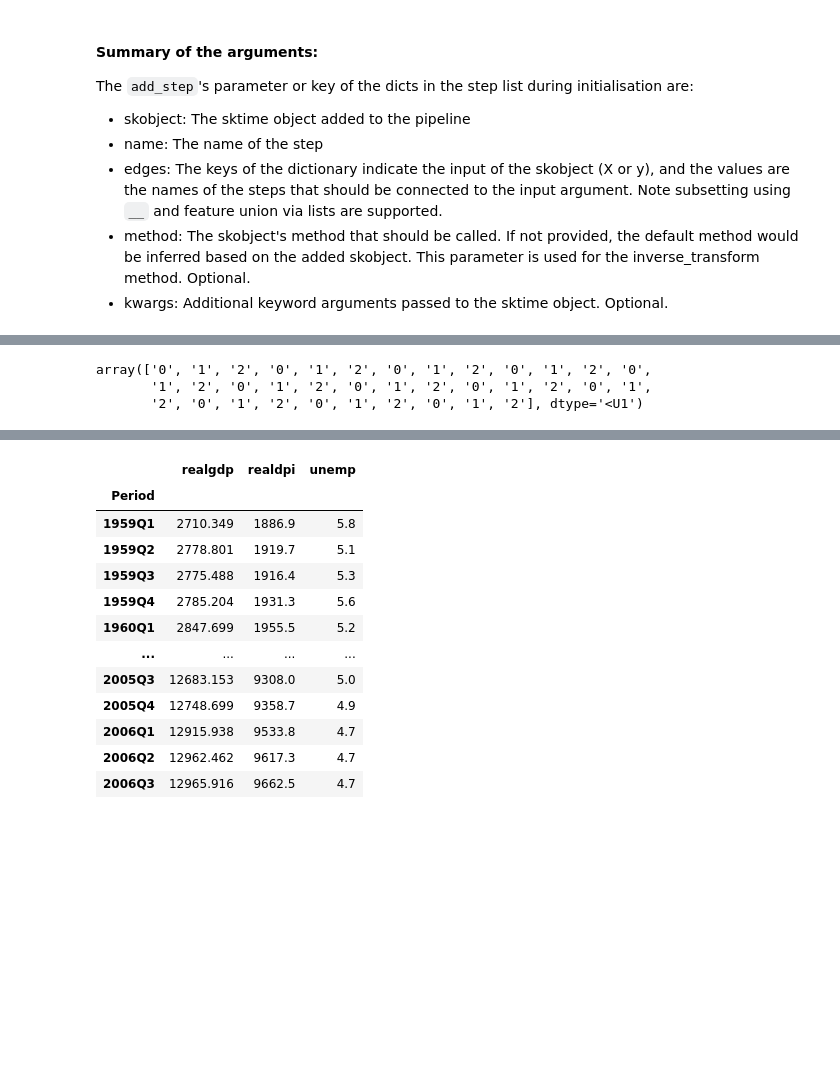
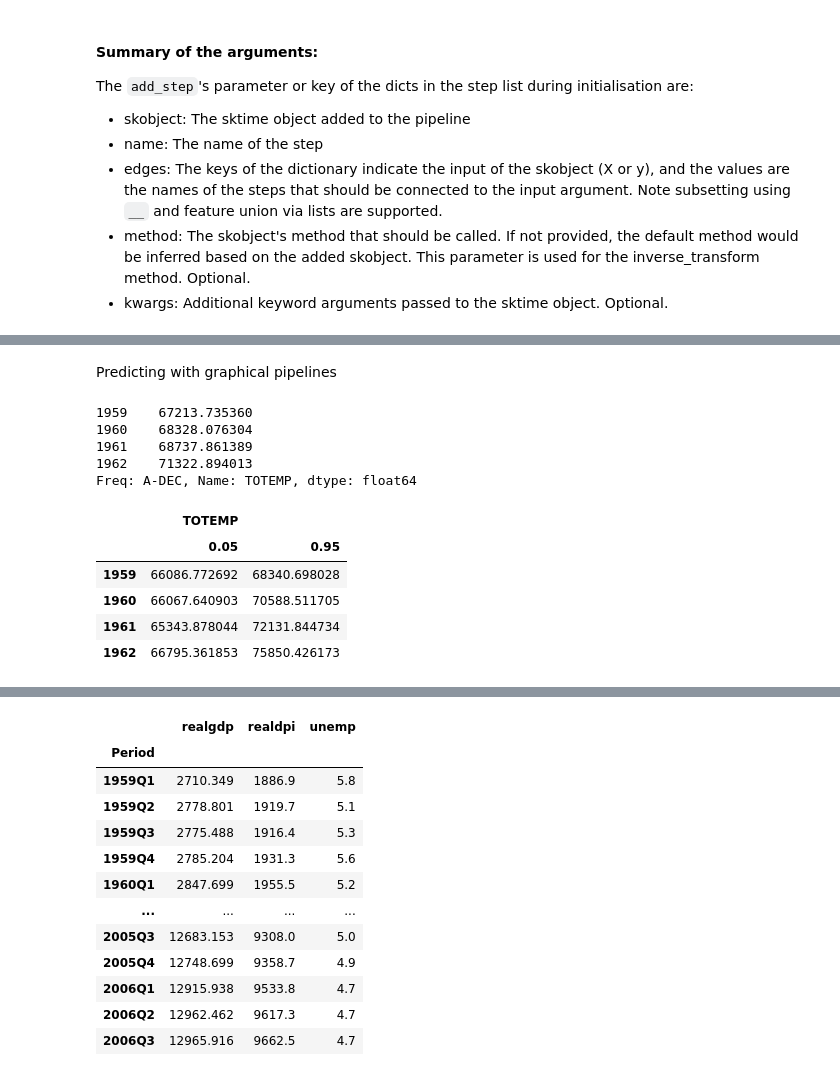
Before and after one commit to sktime/sktime-workshop-pydata-prague-2023, a Jupyter notebook: notebooks/02_advanced_forecasting_pipelines.ipynb, the cells around one changed output, grey strips where cells are left out. Cells and saved outputs as stored; diff of their text form; code cells hidden in the pictures; blank space fills up the shorter version.

```diff
--- a/notebooks/02_advanced_forecasting_pipelines.ipynb
+++ b/notebooks/02_advanced_forecasting_pipelines.ipynb
@@ -330,8 +316,19 @@ This pipeline can be visualised as follows:
-# %%
-X, y = load_arrow_head(split="train", return_X_y=True)
-general_pipeline.fit(X=X, y=y)
-general_pipeline.predict(X=X)
-# %% [output]
-array(['0', '1', '2', '0', '1', '2', '0', '1', '2', '0', '1', '2', '0',
-       '1', '2', '0', '1', '2', '0', '1', '2', '0', '1', '2', '0', '1',
-       '2', '0', '1', '2', '0', '1', '2', '0', '1', '2'], dtype='<U1')
+# %% [markdown]
+Predicting with graphical pipelines
+# %%
+pipe.predict(X=X_test)
+# %% [output]
+1959    67213.735360
+1960    68328.076304
+1961    68737.861389
+1962    71322.894013
+Freq: A-DEC, Name: TOTEMP, dtype: float64
+# %%
+pipe.predict_quantiles(X=X_test)
+# %% [output]
+|  | TOTEMP |  |
+|  | 0.05 | 0.95 |
+| 1959 | 66086.772692 | 68340.698028 |
+| 1960 | 66067.640903 | 70588.511705 |
+| 1961 | 65343.878044 | 72131.844734 |
+| 1962 | 66795.361853 | 75850.426173 |
```
Also changed, not shown: parts of 58 cells of this notebook.
